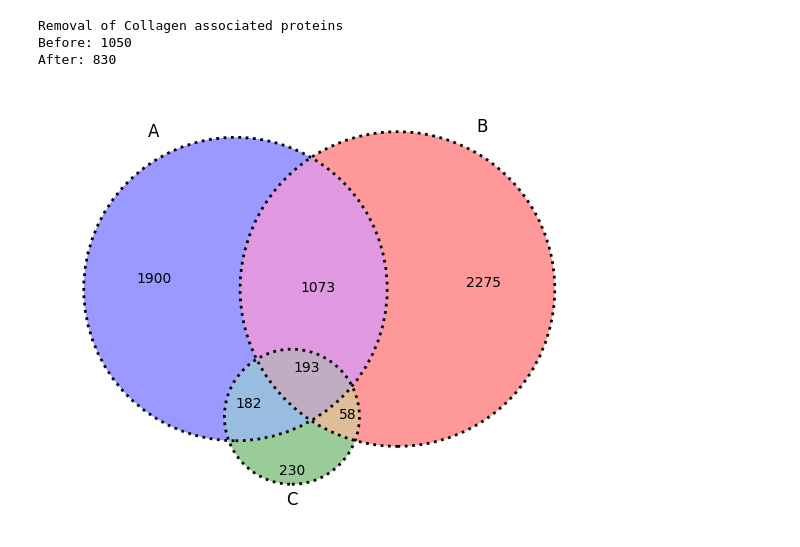
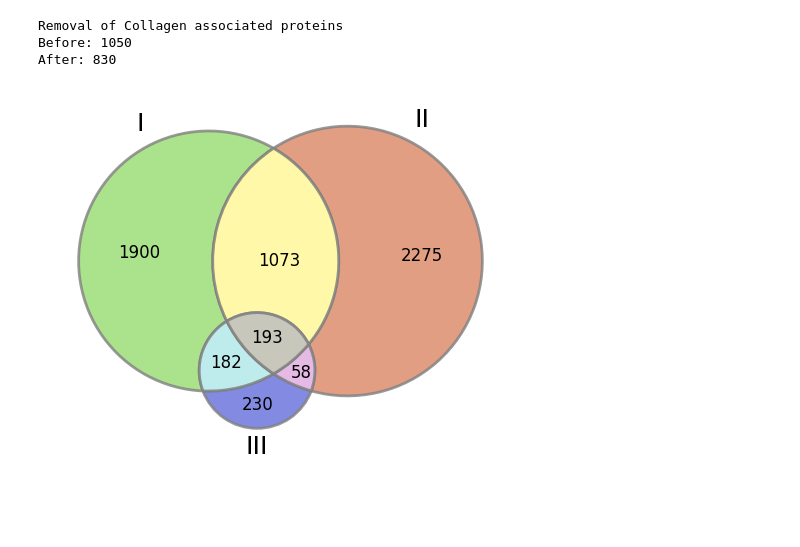
Before and after one commit to erschumb/hu-RG-motif-composition-analysis, a Jupyter notebook: 0_preprocessing_of_proteome.ipynb, the cells around one changed output. Saved outputs shown, nothing was run; the diff lists cells and outputs as text; code cells hidden in the pictures; blank space fills up the shorter version.

```diff
--- a/0_preprocessing_of_proteome.ipynb
+++ b/0_preprocessing_of_proteome.ipynb
@@ -148,6 +242,9 @@ KeyboardInterrupt:
 import pandas as pd
 from ast import literal_eval
 import numpy as np
+
+# Paths
+annot_path = curr_wd + '/data/processed/annotation_datasets/'
 
 # Load annotation datasets
 annotated_domains_df = pd.read_csv(annot_path + "all_domains_human.csv")
@@ -227,8 +324,8 @@ for _, motif in motif_info_set_df.iterrows():
     curr_df = annotated_IDR_df[annotated_IDR_df['protein_name'] == motif['UniqueID']]
 
     if curr_df.empty:
-        print("weirder fall, wo der eintrag nicht existiert")
-        print(motif["UniqueID"])
+        # print("weirder fall, wo der eintrag nicht existiert")
+        # print(motif["UniqueID"])
         IDR_overlap_temp.append(np.nan)
         IDR_position_temp.append(np.nan)
         continue
@@ -236,8 +333,8 @@ for _, motif in motif_info_set_df.iterrows():
     seq = curr_df['prediction-disorder-mobidb_lite'].iloc[0]
 
     if len(seq) <= motif['end']:
-        print("weirder fall, wo die list zu lang oder zu kurz ist???")
-        print(motif["UniqueID"])
+        # print("weirder fall, wo die list zu lang oder zu kurz ist???")
+        # print(motif["UniqueID"])
         IDR_overlap_temp.append(np.nan)
         IDR_position_temp.append(np.nan)
         continue
@@ -409,36 +480,102 @@ true_subset_RNA = annotated_GO_df[annotated_GO_df["invs_RNAbind"] > 0]["UniqueID
 true_subset_DNA = annotated_GO_df[annotated_GO_df["invs_DNAbind"] > 0]["UniqueID"].tolist()
 true_subset_NA = annotated_GO_df[annotated_GO_df["invs_NAbind"] > 0]["UniqueID"].tolist()
 true_subset = [value for value in true_subset_LLPS if value in true_subset_RNA]
 
 # === Version 2 Filtering: IDR-only, not part of any domain ===
 filtered_df = motif_info_set_df[motif_info_set_df['part_of_domains'].apply(lambda x: all(v == False for v in x))]
 
 filtered_df = filtered_df[filtered_df["IDR_overlap"] == "yes"]
 # === Version 3: Remove Collagen-associated proteins ===
 collagen_file = curr_wd + '/data/external/UniProt/collagen_prots_human.txt'
 coll_list_prot = pd.read_csv(collagen_file, sep='\t').Entry.tolist()
 
 print("Removal of Collagen associated proteins")
 print("Before:", len(filtered_df["UniqueID"].tolist()))
 filtered_df = filtered_df[~filtered_df["UniqueID"].isin(coll_list_prot)]
 print("After:", len(filtered_df["UniqueID"].tolist()))
 
 # Save V3 data
 temp_filtered_df = filtered_df.reset_index(drop=False)
 temp_filtered_df.rename(columns={"index": "orig_motif_index"}, inplace=True)
 temp_filtered_df.to_parquet(curr_wd + '/data/processed/' + dataset_base_name + "_cleaned_annot_filtered.parquet")
 
 # Generate and save Venn diagram
 GAR_subset = filtered_df["UniqueID"].tolist()
 create_txt_files(true_subset_LLPS, true_subset_NA, GAR_subset, final_set_path)
 
-plt.figure(figsize=(7, 7))
-venn3([set(true_subset_LLPS), set(true_subset_NA), set(GAR_subset)],
-      ("A", 'B', 'C'), set_colors=['blue', 'red', 'green'])
-venn3_circles([set(true_subset_LLPS), set(true_subset_NA), set(GAR_subset)], linestyle='dotted')
-plt.gcf().savefig(final_set_path + 'GARvsLLPSvsNA_Venn.png', bbox_inches='tight')
+plt.figure(figsize=(6, 6))
+venn = venn3([set(true_subset_LLPS), set(true_subset_NA), set(GAR_subset)], set_labels=('I', 'II', 'III'), set_colors=('#96DB70', '#DB8663', '#636DDB'), alpha=0.8)
+
+
+# plt.figure(figsize=(7, 7))
+# venn3([set(true_subset_LLPS), set(true_subset_NA), set(GAR_subset)],
+#       ("A", 'B', 'C'), set_colors=['blue', 'red', 'green'])
+# venn3_circles([set(true_subset_LLPS), set(true_subset_NA), set(GAR_subset)], linestyle='dotted')
+# plt.gcf().savefig(final_set_path + 'GARvsLLPSvsNA_Venn.png', bbox_inches='tight')
+
+
+# import matplotlib.pyplot as plt
+# from matplotlib_venn import venn3
+
+# # Define the subset sizes
+# subsets = (1900, 2275, 1073, 230, 182, 58, 193) ##### these values come from the lsits above
+# # Create the figure
+
+# # Create the figure
+# plt.figure(figsize=(6, 6))
+# venn = venn3(subsets=subsets, set_labels=('I', 'II', 'III'), set_colors=('#96DB70', '#DB8663', '#636DDB'), alpha=0.8)
+
+# Customize appearance for publication
+for subset in venn.set_labels:
+    subset.set_fontsize(18)
+    # subset.set_fontweight('bold')
+
+for i in [3]:
+    x, y = venn.subset_labels[i].get_position()
+    venn.subset_labels[i].set_position((x, y + 0.04))  # Adjust x_offset and y_offset as needed
+    # venn.subset_labels[i].set_color("#FF4040")
+
+for i in [4]:
+    x, y = venn.subset_labels[i].get_position()
+    venn.subset_labels[i].set_position((x+0.02, y - 0.01))  # Adjust x_offset and y_offset as needed
+
+for i in [5]:
+    x, y = venn.subset_labels[i].get_position()
+    venn.subset_labels[i].set_position((x-0.01, y - 0.01))  # Adjust x_offset and y_offset as needed
+    # venn.subset_labels[i].set_color("red")
+for i in [6]:
+    x, y = venn.subset_labels[i].get_position()
+    venn.subset_labels[i].set_position((x-0.01, y - 0.03))  # Adjust x_offset and y_offset as needed
+    # venn.subset_labels[i].set_color("#8DB600")
+
+for subset in venn.subset_labels:
+    if subset:
+        subset.set_fontsize(12)
+
+# Highlight specific regions
+# venn.get_label_by_id('111').set_bbox(dict(facecolor='none', edgecolor='green', linewidth=3))  # Center intersection
+# venn.get_label_by_id('001').set_bbox(dict(facecolor='none', edgecolor='red', linewidth=3))  # Bottom intersection
+
+# Add dashed outline to circles
+for i in [0,1,2,3,6,4,5]:
+    patch = venn.patches[i]
+    if patch:
+        patch.set_edgecolor('grey')
+        patch.set_linestyle('solid')
+        patch.set_linewidth(2)
+# venn.patches[3].set_edgecolor("#FF4040")
+# venn.patches[3].set_linewidth(3)
+# venn.patches[6].set_edgecolor("#8DB600")
+# venn.patches[6].set_linewidth(3)
+
+
+# Set title
+# plt.title("Venn Diagram of Three Sets", fontsize=16, fontweight='bold')
+
+plt.savefig(final_set_path + 'GARvsLLPSvsNA_Venn.png', bbox_inches='tight')
+plt.show()
 # %% [output]
 Removal of Collagen associated proteins
 Before: 1050
 After: 830
-[figure, old version]
+[figure, new version]
```
Also changed, not shown: parts of 6 cells of this notebook, 18 other files.
